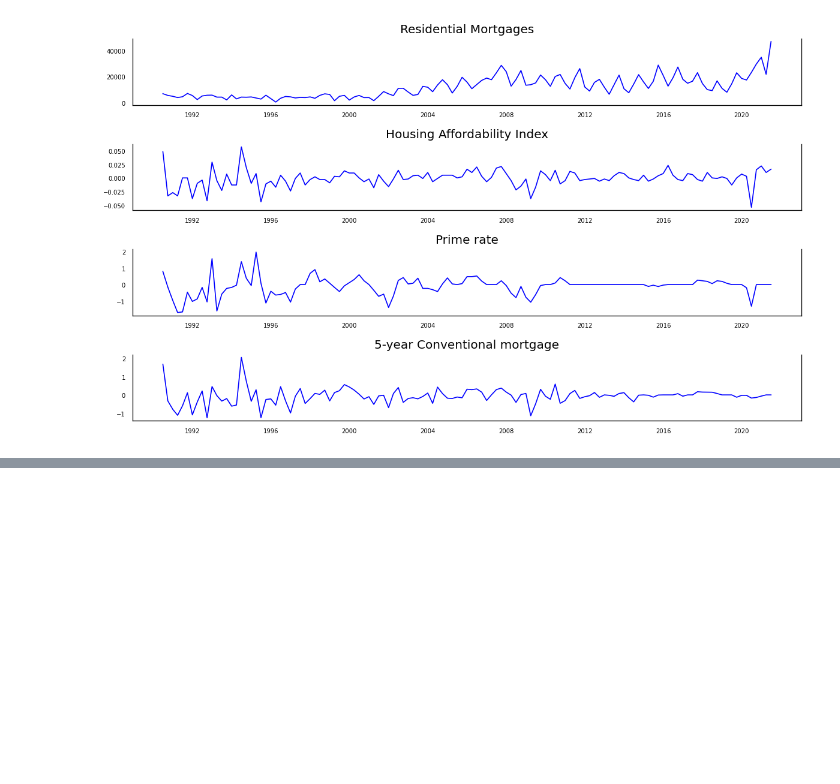
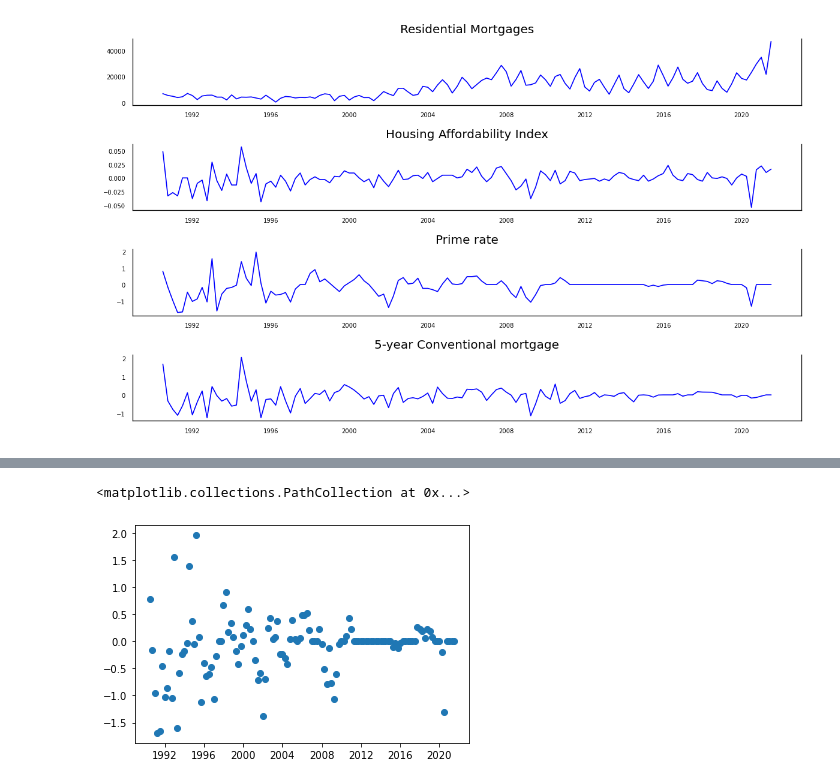
Before and after one commit to benjaminweymouth/Housing-Market-Forecasting-Time-Series-Analysis, a Jupyter notebook: Python Code/Qualitative_Multivariate Time Series.ipynb, the cells around one changed output, grey strips where cells are left out. Drawn from its saved outputs; the diff is of its cells as text; code cells hidden in the pictures; blank space fills up the shorter version.

```diff
--- a/Python Code/Qualitative_Multivariate Time Series.ipynb
+++ b/Python Code/Qualitative_Multivariate Time Series.ipynb
@@ -641,0 +653,5 @@ plt.tight_layout();
+# %%
+plt.scatter(data_d.index, data_d['Prime rate'])
+# %% [output]
+<matplotlib.collections.PathCollection at 0x...>
+[figure, added]
```
Also changed, not shown: parts of 5 cells of this notebook.
